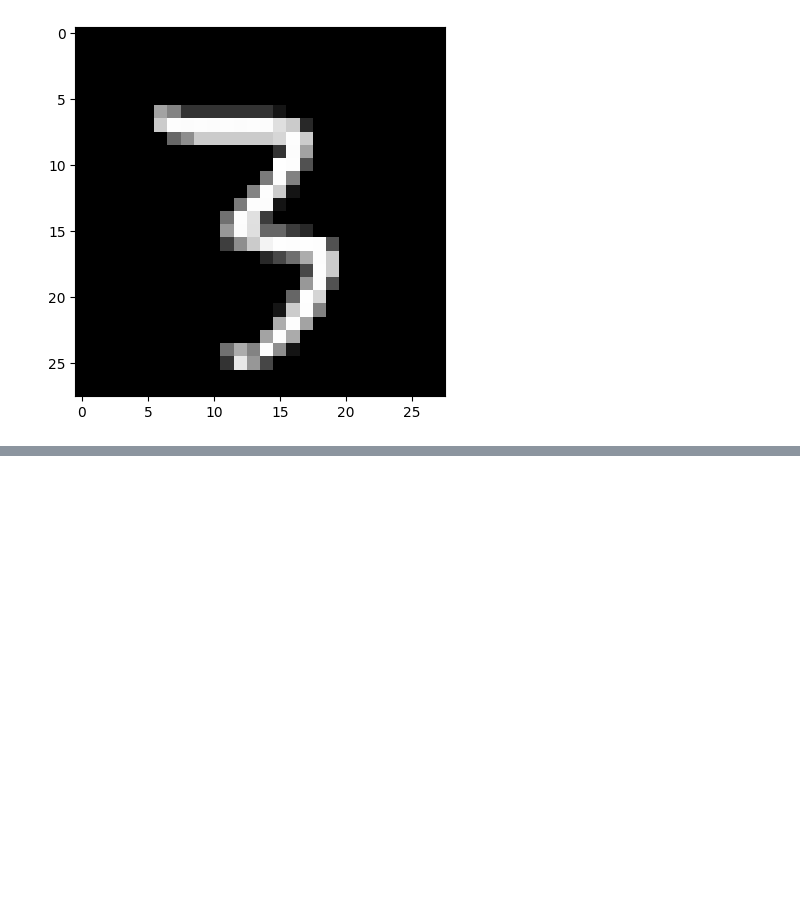
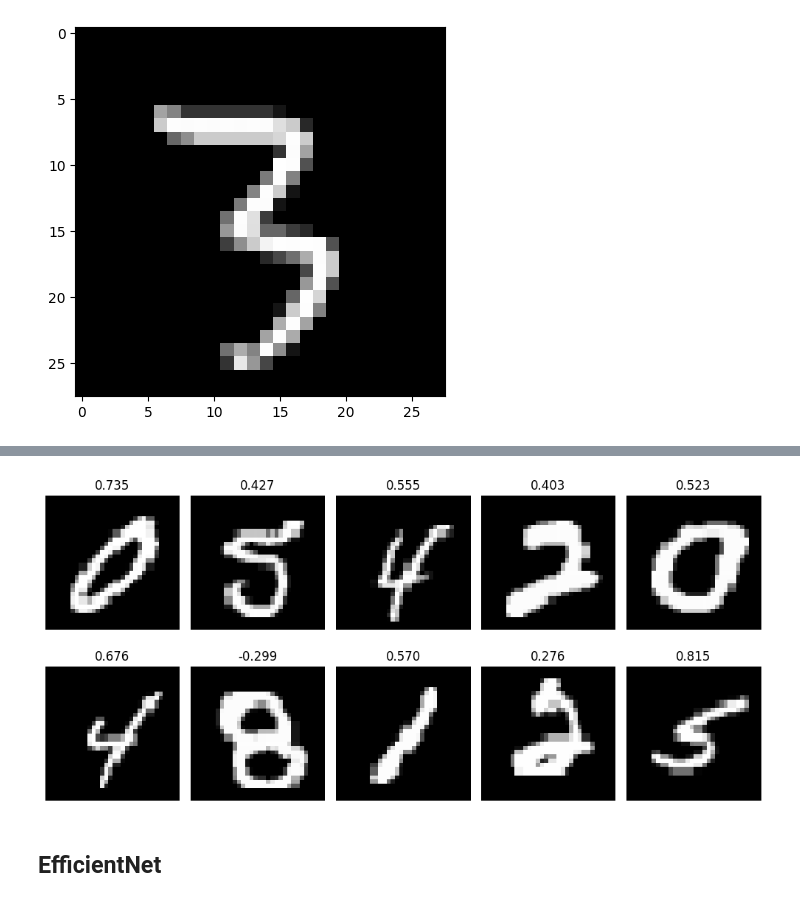
Before and after one commit to EvgeniyAzarov/flow-matching-editing, a Jupyter notebook: slope.ipynb, the cells around one changed output, grey strips where cells are left out. Drawn from its saved outputs; the diff is of its cells as text; code cells hidden in the pictures; blank space fills up the shorter version.

```diff
--- a/slope.ipynb
+++ b/slope.ipynb
@@ -138,0 +144,9 @@ plt.show()
+# %%
+transform = v2.Compose([
+    v2.ToImage(),
+    v2.ToDtype(torch.float32, scale=True),
+    v2.Resize((32, 32), interpolation=v2.InterpolationMode.NEAREST),
+    v2.Normalize(mean=(0.5,), std=(0.5,))
+])
+
+trainset = torchvision.datasets.MNIST(root="data", download=True, train=True, transform=transform)
@@ -138,0 +180,24 @@ plt.show()
+# %%
+trainset = MNISTIncline(root="data", download=True, train=True, transform=transform)
+# %%
+indices = torch.randperm(len(trainset))[:10]  # Select 10 random indices
+samples = [trainset[i] for i in indices]
+
+fig, axes = plt.subplots(2, 5, figsize=(10, 5))
+
+for i, batch in enumerate(samples):
+    img, label, slope_angle = batch
+
+    ax = axes[i // 5, i % 5]
+    ax.imshow(img[0].numpy(), cmap="gray")
+    ax.set_title(f"{slope_angle.item():.3f}")
+
+    ax.axis("off")
+
+
+plt.tight_layout()
+plt.show()
+# %% [output]
+[figure, added]
+# %% [markdown]
+## EfficientNet
```
Also changed, not shown: parts of 11 cells of this notebook, 13 other files.
